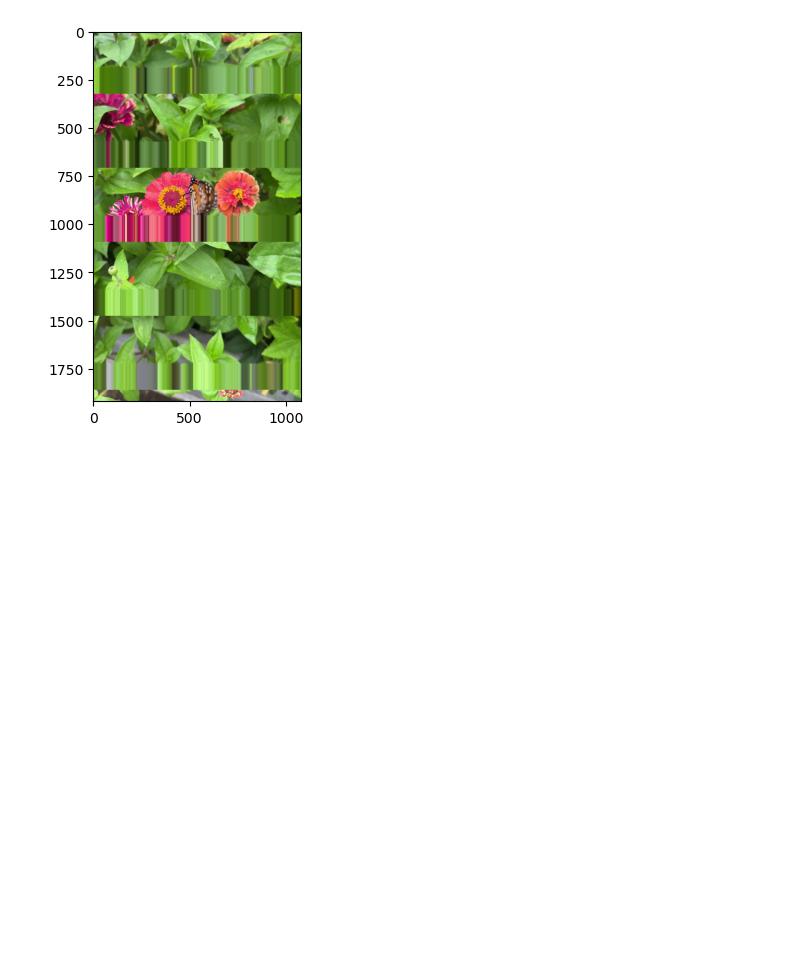
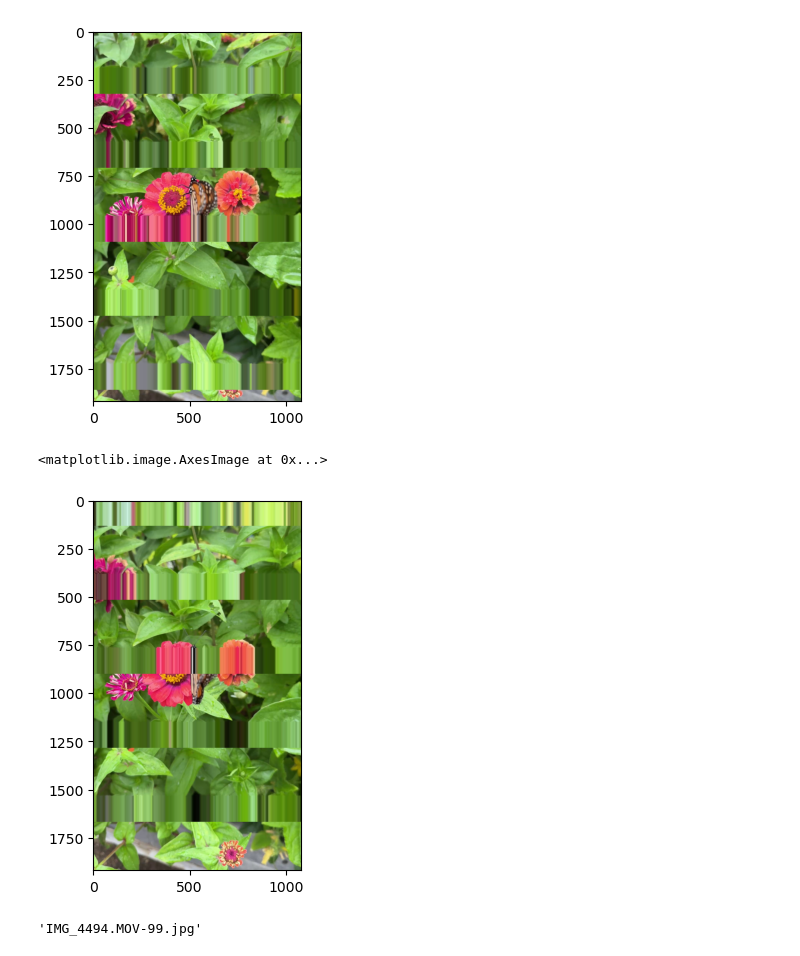
Before and after one commit to elivasquezhdz/image-filters, a Jupyter notebook: horizontal_fill-frames-step-stop-ffmpeg.ipynb, the cells around one changed output. Cells and saved outputs as stored; diff of their text form; code cells hidden in the pictures; blank space fills up the shorter version.

```diff
--- a/horizontal_fill-frames-step-stop-ffmpeg.ipynb
+++ b/horizontal_fill-frames-step-stop-ffmpeg.ipynb
@@ -96,0 +86,16 @@ listf = fill_with_edge_color_step(ii,out_folder,fill_percent=.46,fill_direction=
+# %%
+#fs = fill_with_edge_color_stop(image_path=ii,fill_percent=.0,fill_stop = .07, fill_direction='up',rotate=False)
+fs = fill_with_edge_color_stop(image_path=ii,fill_percent=.0,fill_stop = .07, fill_direction='up',rotate=False)
+fs = fill_with_edge_color_stop(img= fs,fill_percent=.2,fill_stop = .27, fill_direction='up',rotate=False)
+fs = fill_with_edge_color_stop(img= fs,fill_percent=.4,fill_stop = .47, fill_direction='up',rotate=False)
+fs = fill_with_edge_color_stop(img= fs,fill_percent=.6,fill_stop = .67, fill_direction='up',rotate=False)
+fs = fill_with_edge_color_stop(img= fs,fill_percent=.8,fill_stop = .87, fill_direction='up',rotate=False)
+fs_rgb = cv2.cvtColor(fs,cv2.COLOR_BGR2RGB)
+plt.imshow(fs_rgb)
+# %% [output]
+<matplotlib.image.AxesImage at 0x...>
+[figure, added]
+# %%
+im
+# %% [output]
+'IMG_4494.MOV-99.jpg'
```
Also changed, not shown: parts of 10 cells of this notebook, 7 other files.
